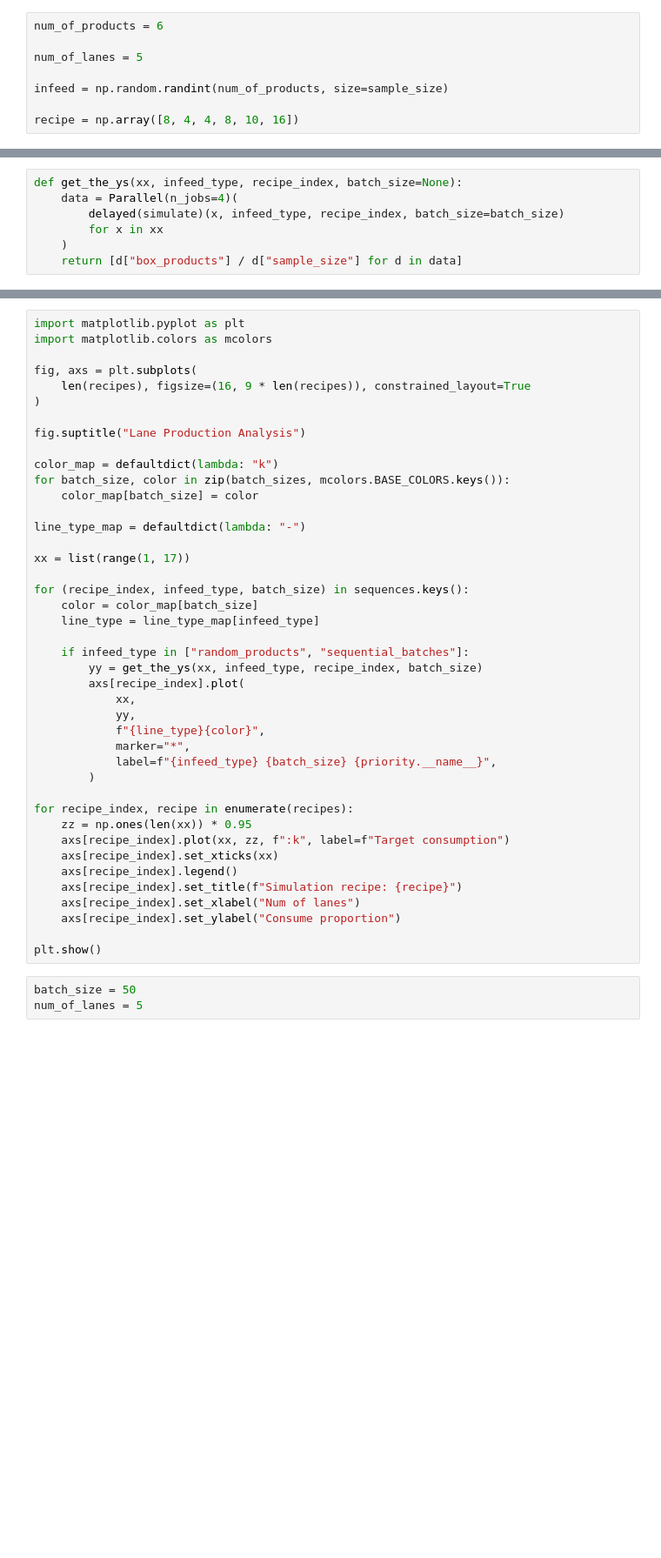
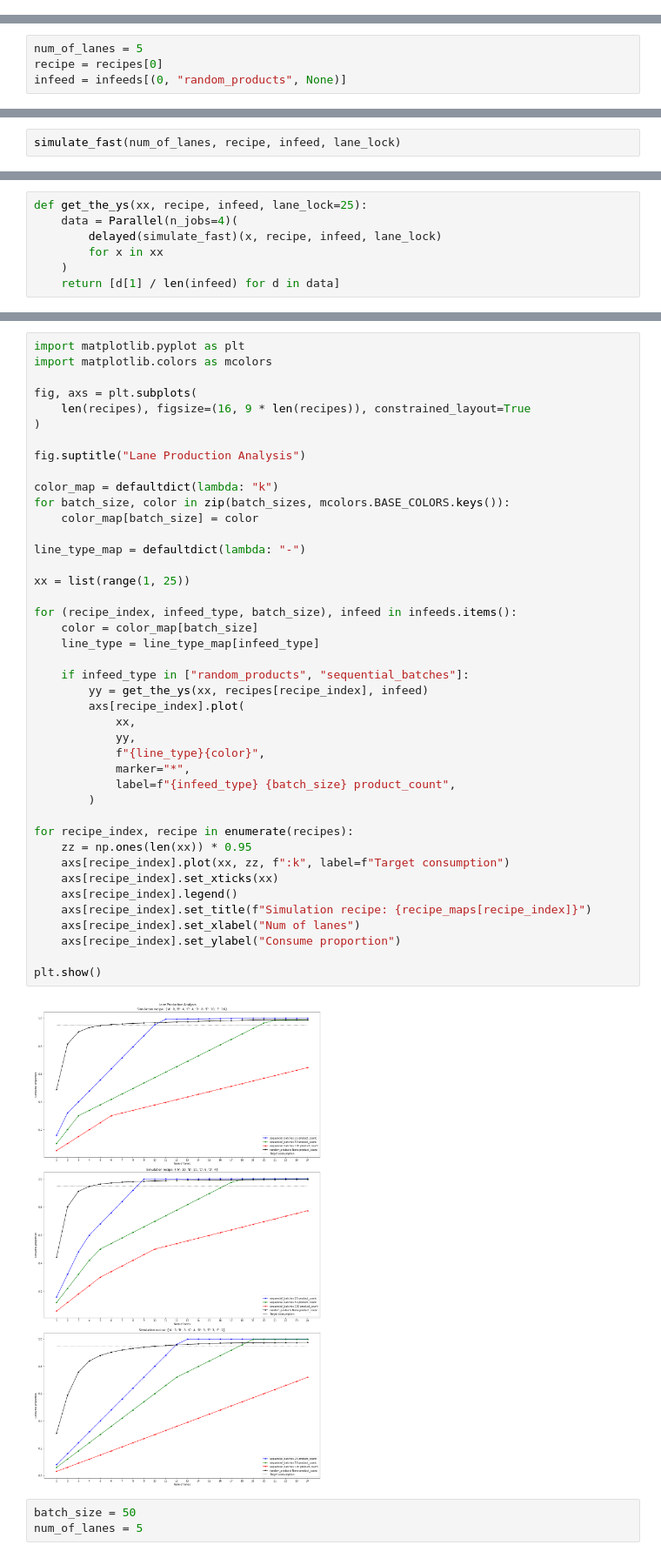
Before and after one commit to MiguelR90/machine-consumption, a Jupyter notebook: notebooks/Analysis Final.ipynb, the cells around one changed output, grey strips where cells are left out. Shown at 87% size. Cells and saved outputs as stored; diff of their text form; blank space fills up the shorter version.

```diff
--- a/notebooks/Analysis Final.ipynb
+++ b/notebooks/Analysis Final.ipynb
@@ -105,8 +69,0 @@ import numpy as np
-# %%
-num_of_products = 6
-
-num_of_lanes = 5
-
-infeed = np.random.randint(num_of_products, size=sample_size)
-
-recipe = np.array([8, 4, 4, 8, 10, 16])
@@ -382 +160,5 @@ def simulate(num_of_lanes, infeed_type, recipe_index, batch_size=None):
+# %%
+num_of_lanes = 5
+recipe = recipes[0]
+infeed = infeeds[(0, "random_products", None)]
 # %%
@@ -396,0 +168,2 @@ out
+# %%
+simulate_fast(num_of_lanes, recipe, infeed, lane_lock)
@@ -397,7 +179,7 @@ out
 # %%
-def get_the_ys(xx, infeed_type, recipe_index, batch_size=None):
+def get_the_ys(xx, recipe, infeed, lane_lock=25):
     data = Parallel(n_jobs=4)(
-        delayed(simulate)(x, infeed_type, recipe_index, batch_size=batch_size)
+        delayed(simulate_fast)(x, recipe, infeed, lane_lock)
         for x in xx
     )
-    return [d["box_products"] / d["sample_size"] for d in data]
+    return [d[1] / len(infeed) for d in data]
@@ -411,38 +199,40 @@ fig, axs = plt.subplots(
 
 fig.suptitle("Lane Production Analysis")
 
 color_map = defaultdict(lambda: "k")
 for batch_size, color in zip(batch_sizes, mcolors.BASE_COLORS.keys()):
     color_map[batch_size] = color
 
 line_type_map = defaultdict(lambda: "-")
 
-xx = list(range(1, 17))
+xx = list(range(1, 25))
 
-for (recipe_index, infeed_type, batch_size) in sequences.keys():
+for (recipe_index, infeed_type, batch_size), infeed in infeeds.items():
     color = color_map[batch_size]
     line_type = line_type_map[infeed_type]
 
     if infeed_type in ["random_products", "sequential_batches"]:
-        yy = get_the_ys(xx, infeed_type, recipe_index, batch_size)
+        yy = get_the_ys(xx, recipes[recipe_index], infeed)
         axs[recipe_index].plot(
             xx,
             yy,
             f"{line_type}{color}",
             marker="*",
-            label=f"{infeed_type} {batch_size} {priority.__name__}",
+            label=f"{infeed_type} {batch_size} product_count",
         )
 
 for recipe_index, recipe in enumerate(recipes):
     zz = np.ones(len(xx)) * 0.95
     axs[recipe_index].plot(xx, zz, f":k", label=f"Target consumption")
     axs[recipe_index].set_xticks(xx)
     axs[recipe_index].legend()
-    axs[recipe_index].set_title(f"Simulation recipe: {recipe}")
+    axs[recipe_index].set_title(f"Simulation recipe: {recipe_maps[recipe_index]}")
     axs[recipe_index].set_xlabel("Num of lanes")
     axs[recipe_index].set_ylabel("Consume proportion")
 
 plt.show()
+# %% [output]
+[figure, added]
 # %%
 batch_size = 50
 num_of_lanes = 5
```
Also changed, not shown: parts of 32 cells of this notebook.
